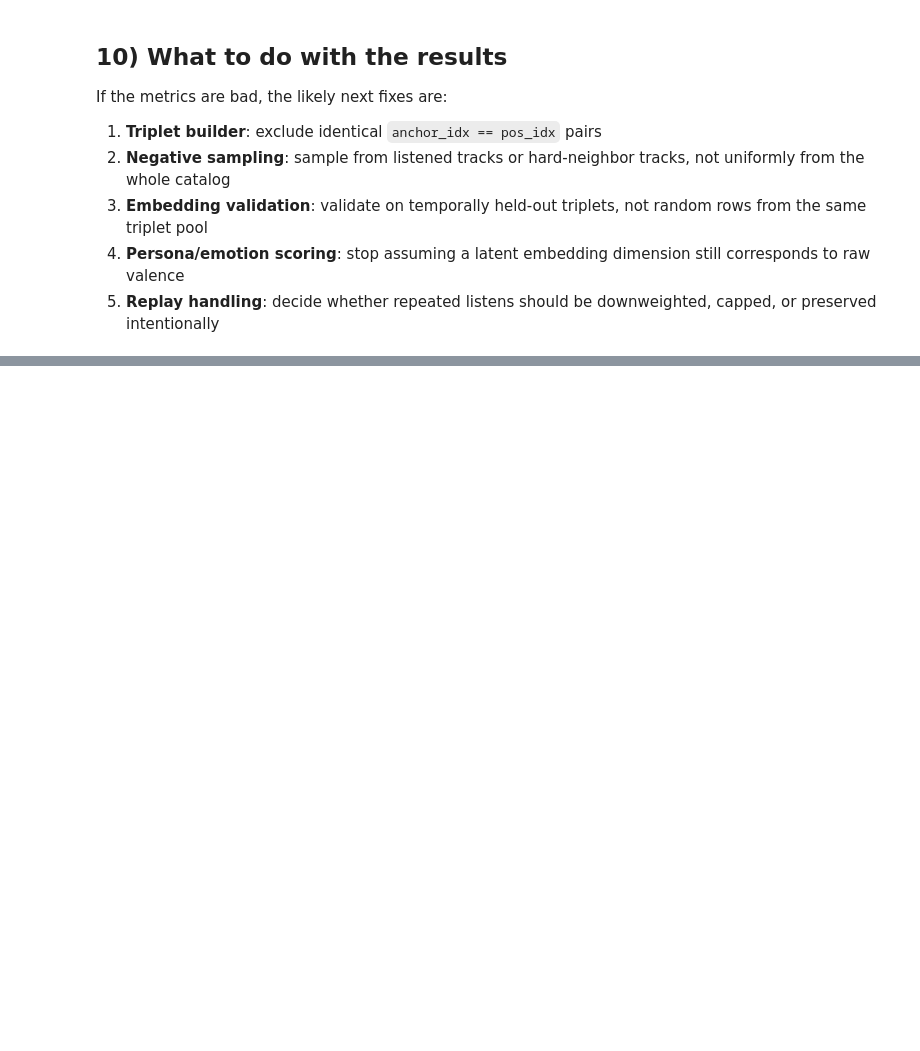
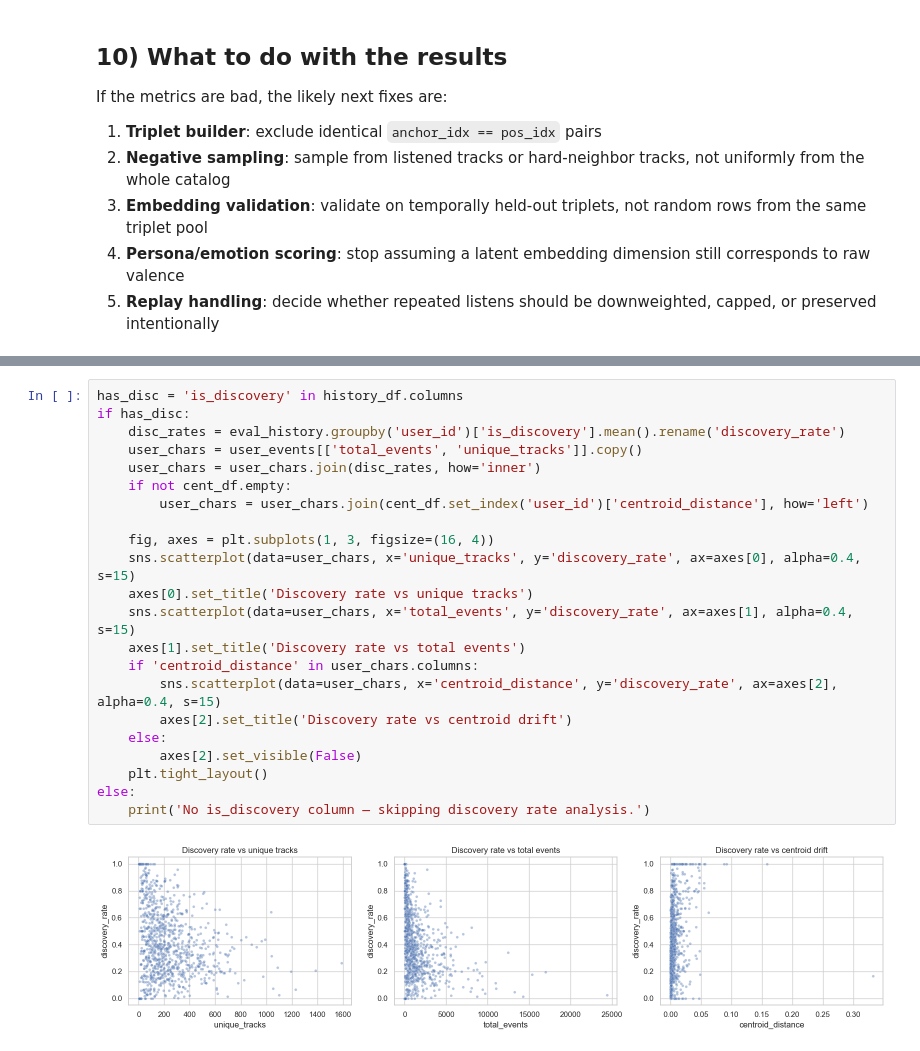
Before and after one commit to andy-rdzzz/Music-Discovery-Engine, a Jupyter notebook: notebooks/01_targeted_pipeline_eda.ipynb, the cells around one changed output, grey strips where cells are left out. Drawn from its saved outputs; the diff is of its cells as text; blank space fills up the shorter version.

```diff
--- a/notebooks/01_targeted_pipeline_eda.ipynb
+++ b/notebooks/01_targeted_pipeline_eda.ipynb
@@ -654,0 +864,24 @@ If the metrics are bad, the likely next fixes are:
+# %%
+has_disc = 'is_discovery' in history_df.columns
+if has_disc:
+    disc_rates = eval_history.groupby('user_id')['is_discovery'].mean().rename('discovery_rate')
+    user_chars = user_events[['total_events', 'unique_tracks']].copy()
+    user_chars = user_chars.join(disc_rates, how='inner')
+    if not cent_df.empty:
+        user_chars = user_chars.join(cent_df.set_index('user_id')['centroid_distance'], how='left')
+
+    fig, axes = plt.subplots(1, 3, figsize=(16, 4))
+    sns.scatterplot(data=user_chars, x='unique_tracks', y='discovery_rate', ax=axes[0], alpha=0.4, s=15)
+    axes[0].set_title('Discovery rate vs unique tracks')
+    sns.scatterplot(data=user_chars, x='total_events', y='discovery_rate', ax=axes[1], alpha=0.4, s=15)
+    axes[1].set_title('Discovery rate vs total events')
+    if 'centroid_distance' in user_chars.columns:
+        sns.scatterplot(data=user_chars, x='centroid_distance', y='discovery_rate', ax=axes[2], alpha=0.4, s=15)
+        axes[2].set_title('Discovery rate vs centroid drift')
+    else:
+        axes[2].set_visible(False)
+    plt.tight_layout()
+else:
+    print('No is_discovery column — skipping discovery rate analysis.')
+# %% [output]
+[figure, added]
```
Also changed, not shown: parts of 39 cells of this notebook.
